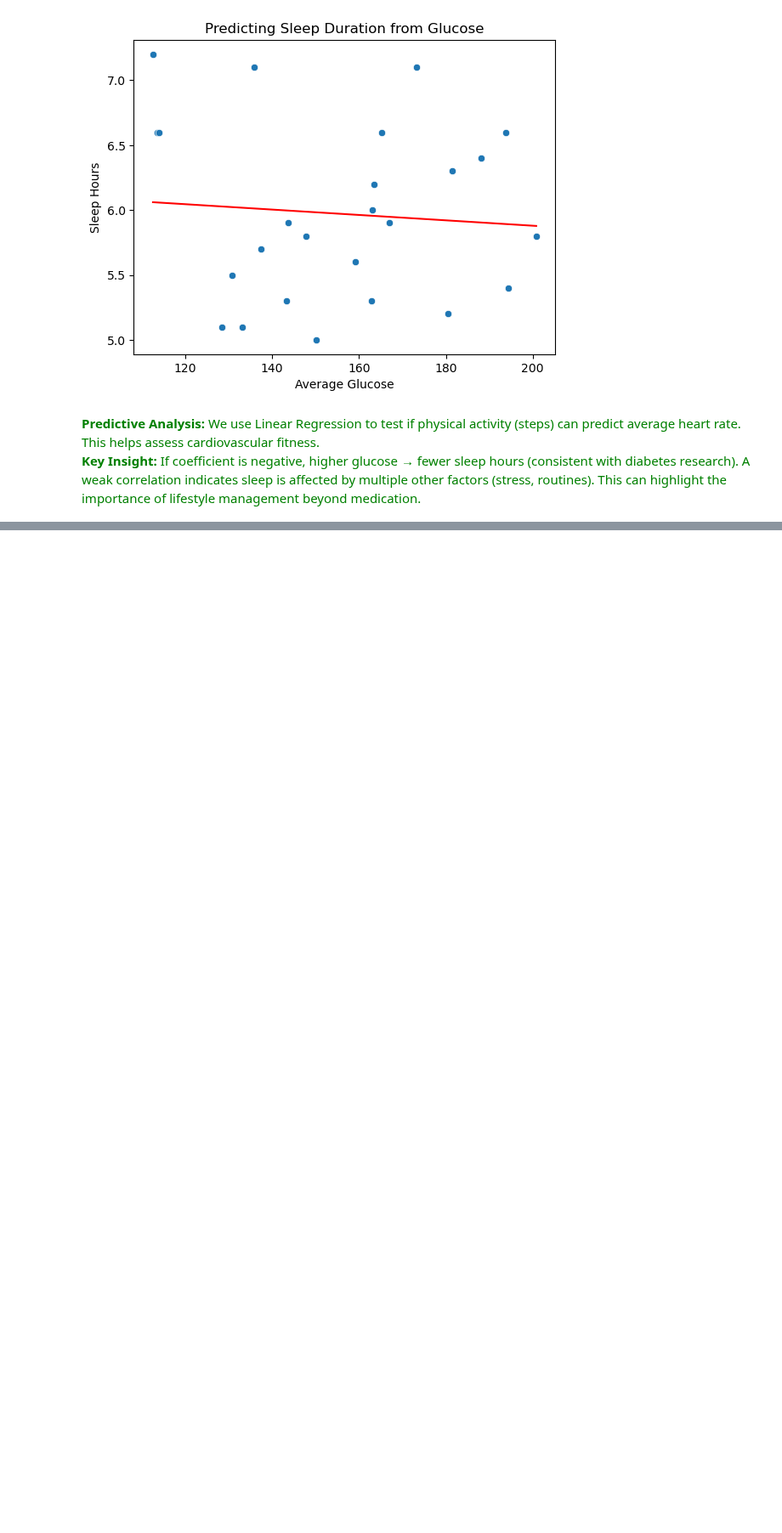
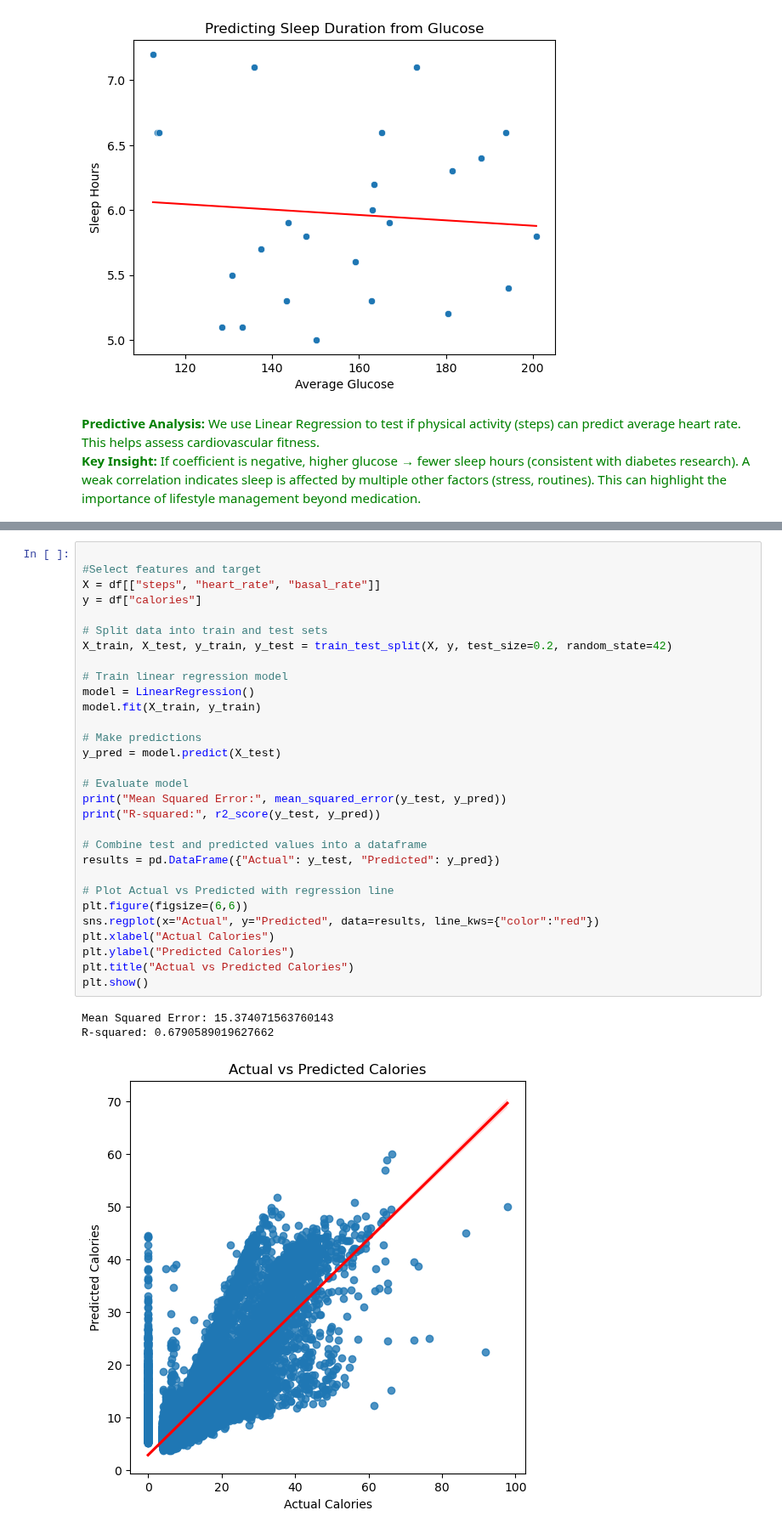
Before and after one commit to msdesh99/Python-Data-Analysis, a Jupyter notebook: Team11_PyQuester_Predictive_Analysis.ipynb, the cells around one changed output, grey strips where cells are left out. Shown at 85% size. Saved outputs shown, nothing was run; the diff lists cells and outputs as text; blank space fills up the shorter version.

Commit message:
added a predictive question and removed additional tabs for descritptive

```diff
--- a/Team11_PyQuester_Predictive_Analysis.ipynb
+++ b/Team11_PyQuester_Predictive_Analysis.ipynb
@@ -375,0 +378,34 @@ This can highlight the importance of lifestyle management beyond medication.
+# %%
+
+#Select features and target
+X = df[["steps", "heart_rate", "basal_rate"]]
+y = df["calories"]
+
+# Split data into train and test sets
+X_train, X_test, y_train, y_test = train_test_split(X, y, test_size=0.2, random_state=42)
+
+# Train linear regression model
+model = LinearRegression()
+model.fit(X_train, y_train)
+
+# Make predictions
+y_pred = model.predict(X_test)
+
+# Evaluate model
+print("Mean Squared Error:", mean_squared_error(y_test, y_pred))
+print("R-squared:", r2_score(y_test, y_pred))
+
+# Combine test and predicted values into a dataframe
+results = pd.DataFrame({"Actual": y_test, "Predicted": y_pred})
+
+# Plot Actual vs Predicted with regression line
+plt.figure(figsize=(6,6))
+sns.regplot(x="Actual", y="Predicted", data=results, line_kws={"color":"red"})
+plt.xlabel("Actual Calories")
+plt.ylabel("Predicted Calories")
+plt.title("Actual vs Predicted Calories")
+plt.show()
+# %% [output]
+Mean Squared Error: 15.374071563760143
+R-squared: 0.6790589019627662
+[figure, added]
```
Also changed, not shown: parts of 2 cells of this notebook, 2 other files.
